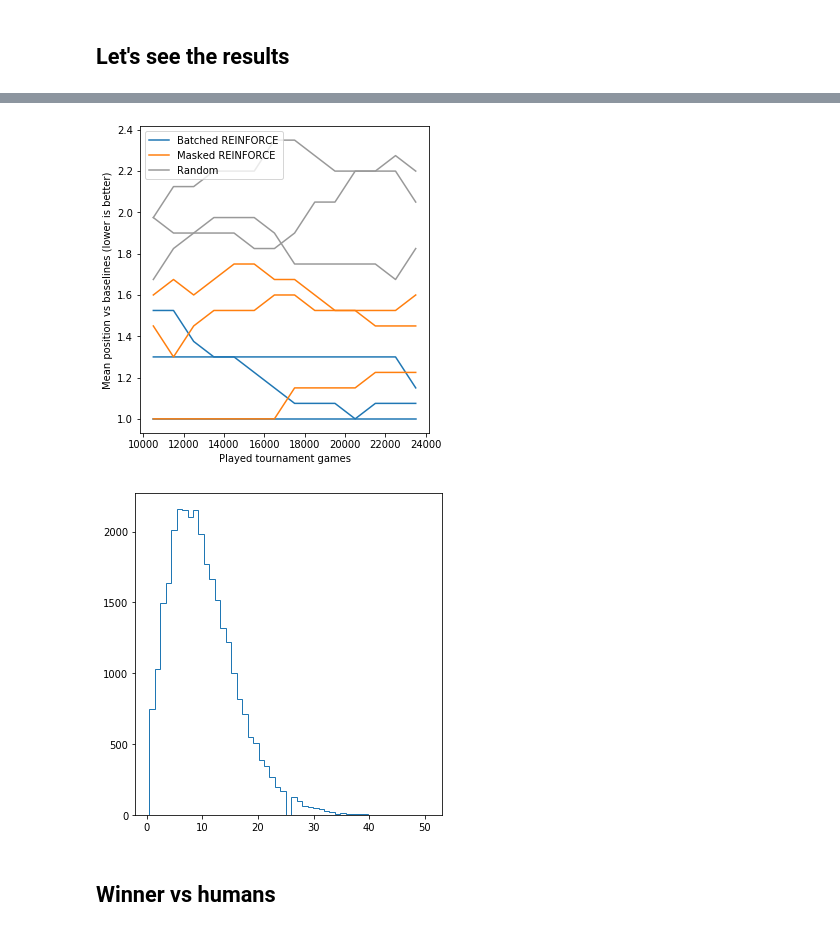
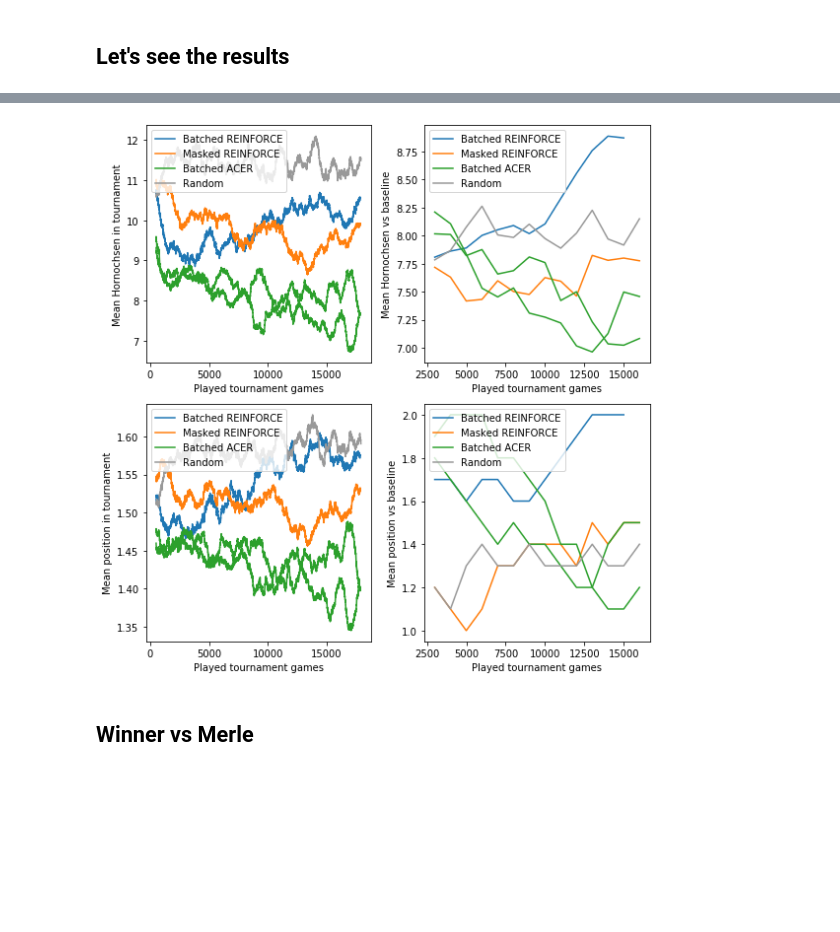
Before and after one commit to johannbrehmer/rl-6-nimmt, a Jupyter notebook: experiments/simple_tournament.ipynb, the cells around one changed output, grey strips where cells are left out. Cells and saved outputs as stored; diff of their text form; code cells hidden in the pictures; blank space fills up the shorter version.

Commit message:
ACER vs Merle 1-0

```diff
--- a/experiments/simple_tournament.ipynb
+++ b/experiments/simple_tournament.ipynb
@@ -37,7 +42,7 @@ baseline_agents = [DrunkHamster(), DrunkHamster()]
 
 merle = Human("Merle")
 # %%
-tournament = Tournament(min_players=3, max_players=3, baseline_agents=baseline_agents)
+tournament = Tournament(min_players=2, max_players=2, baseline_agents=baseline_agents)
 
 for name, agent in agents.items():
     tournament.add_player(name, agent)
@@ -61,2 +53,4 @@ Tournament after 0 games:
+# %%
+agents, tournament = pickle.load(open("./.tournament.pickle", "rb"))
 # %% [markdown]
 ## Let the games begin
@@ -125,30 +108,36 @@ plt.show()
-# %%
-fig = plt.figure(figsize=(5,5))
-
-for name in tournament.agents.keys():
-    baseline_pos = np.array(tournament.baseline_positions[name])
-    xvals = 1000 * np.arange(1, len(baseline_scores) + 1)
-    plot_running_mean(xvals, 4 - 3*baseline_pos, n=20, label=label(name), color=color(name))
-
-plt.legend()
-
-plt.xlabel("Played tournament games")
-plt.ylabel("Mean position vs baselines (lower is better)")
-
-plt.tight_layout()
-plt.show()
-# %% [output]
-[figure, removed]
-# %%
-scores = np.array(tournament.tournament_scores["Batched REINFORCE 3"])
-
-plt.figure(figsize=(5,5))
-
-plt.hist(-scores, histtype="step", range=(0.5, 50.5), bins=51)
-
-plt.tight_layout()
-plt.show()
-# %% [output]
-[figure, removed]
+# %%
+fig = plt.figure(figsize=(8,8))
+
+labels = [
+    "Mean Hornochsen in tournament",
+    "Mean Hornochsen vs baseline",
+    "Mean position in tournament",
+    "Mean position vs baseline"
+]
+quantities = [
+    tournament.tournament_scores,
+    tournament.baseline_scores,
+    tournament.tournament_positions,
+    tournament.baseline_positions
+]
+fns = [lambda x : -x, lambda x : -x, lambda x : 2. - x, lambda x : 2. - x]
+baselines = [False, True, False, True]
+
+for panel, (quantity, label, fn, baseline) in enumerate(zip(quantities, labels, fns, baselines)):
+    ax = plt.subplot(2,2,panel + 1)
+
+    for name in tournament.agents.keys():
+        y = np.array(quantity[name])
+        x = 1000 * np.arange(1, len(y) + 1) if baseline else np.arange(1, len(y) + 1)
+        plot_running_mean(x, fn(y), n = 5 if baseline else 1000, label=create_label(name), color=create_color(name))
+
+    plt.legend(loc="upper left")
+    plt.xlabel("Played tournament games")
+    plt.ylabel(label)
+
+plt.tight_layout()
+plt.show()
+# %% [output]
+[figure, added]
 # %% [markdown]
-## Winner vs humans
+## Winner vs Merle
```
Also changed, not shown: parts of 13 cells of this notebook, 7 other files.
